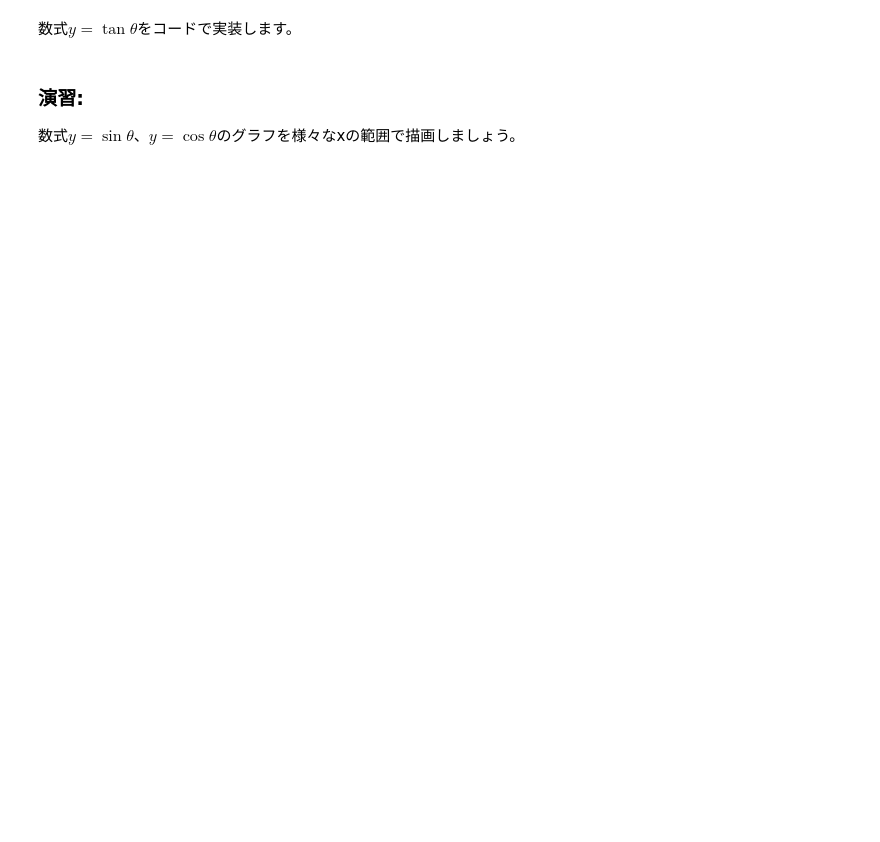
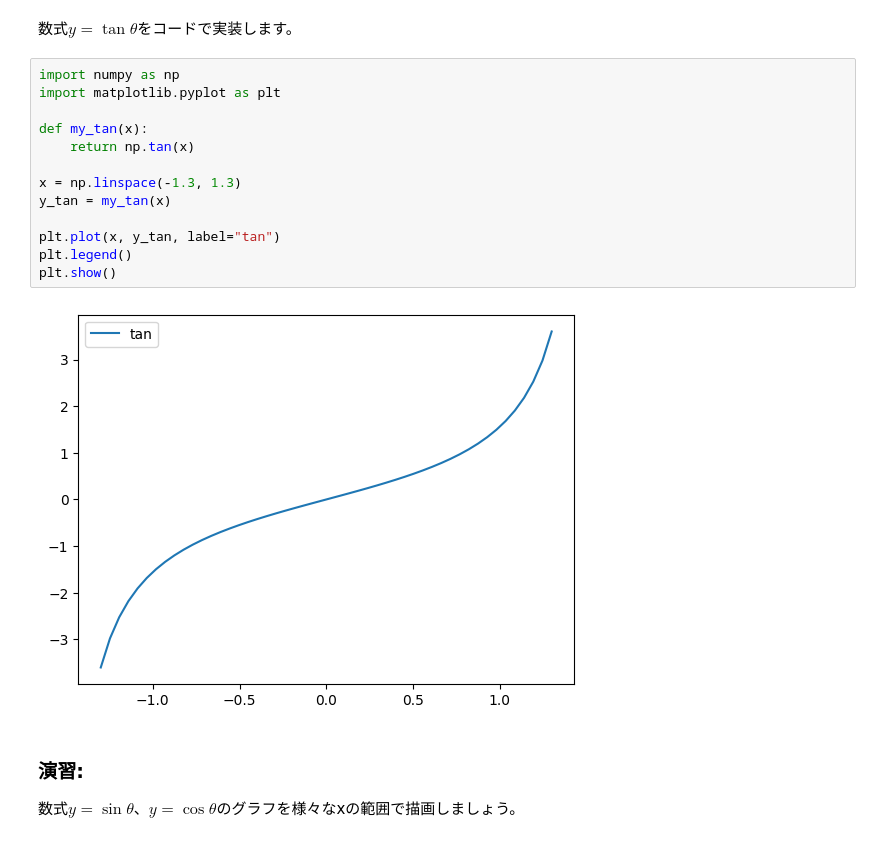
Before and after one commit to yuukimotai/UsedApart_PricePred, a Jupyter notebook: math_for_ai/Section_4/trigonometric_lesson.ipynb, the cells around one changed output. Saved outputs shown, nothing was run; the diff lists cells and outputs as text; blank space fills up the shorter version.

```diff
--- a/math_for_ai/Section_4/trigonometric_lesson.ipynb
+++ b/math_for_ai/Section_4/trigonometric_lesson.ipynb
@@ -28,5 +47,20 @@ $$\tan\theta = \frac{\sin\theta}{\cos\theta}$$
 # %% [markdown]
 数式$y=\tan\theta$をコードで実装します。
+# %%
+import numpy as np
+import matplotlib.pyplot as plt
+
+def my_tan(x):
+    return np.tan(x)
+
+x = np.linspace(-1.3, 1.3)
+y_tan = my_tan(x)
+
+plt.plot(x, y_tan, label="tan")
+plt.legend()
+plt.show()
+# %% [output]
+[figure, added]
 # %% [markdown]
 ### 演習:
 数式$y=\sin\theta$、$y=\cos\theta$のグラフを様々なxの範囲で描画しましょう。
```
Also changed, not shown: parts of 2 cells of this notebook.
